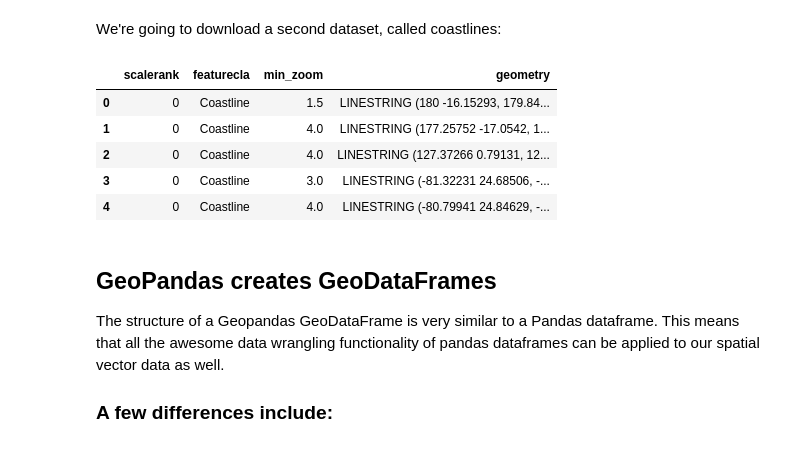
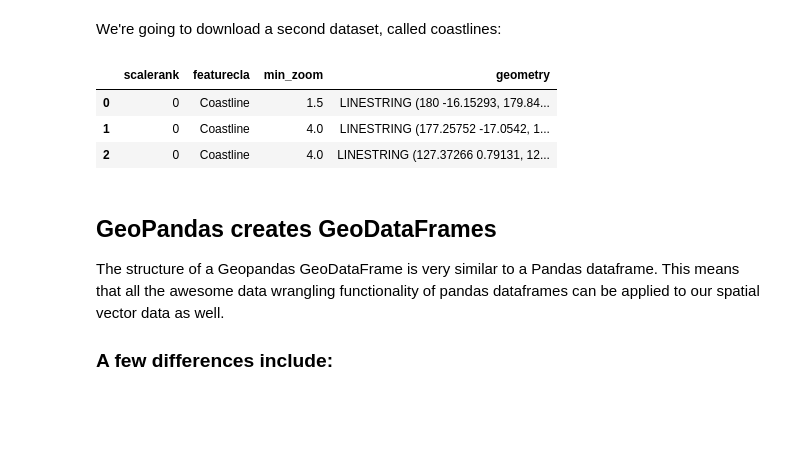
Before and after one commit to samposoini/WaterDig, a Jupyter notebook: CodeSprints/VectorData101.ipynb, the cells around one changed output. Saved outputs shown, nothing was run; the diff lists cells and outputs as text; code cells hidden in the pictures; blank space fills up the shorter version.

```diff
--- a/CodeSprints/VectorData101.ipynb
+++ b/CodeSprints/VectorData101.ipynb
@@ -93,27 +93,25 @@ We're going to download a second dataset, called coastlines:
 # %%
 #set URL for the dataset
 coastlines_url = "https://naturalearth.s3.amazonaws.com/50m_physical/ne_50m_coastline.zip"
 
 #download the URL into your earth-analytics folder
 et.data.get_data(url=coastlines_url)
 
 #name the filepath relative to your working directory: note this is operating system agnostic
 coastlines_path = os.path.join("data", "earthpy-downloads",
                                "ne_50m_coastline",
                                "ne_50m_coastline.shp")
 
 #use geopandas as gpd to "read_file"
 coastlines = gpd.read_file(coastlines_path)
 
 #prints "head" just like pandas!
-coastlines.head()
+coastlines.head(3)
 # %% [output]
 |  | scalerank | featurecla | min_zoom | geometry |
 | 0 | 0 | Coastline | 1.5 | LINESTRING (180 -16.15293, 179.84... |
 | 1 | 0 | Coastline | 4.0 | LINESTRING (177.25752 -17.0542, 1... |
 | 2 | 0 | Coastline | 4.0 | LINESTRING (127.37266 0.79131, 12... |
-| 3 | 0 | Coastline | 3.0 | LINESTRING (-81.32231 24.68506, -... |
-| 4 | 0 | Coastline | 4.0 | LINESTRING (-80.79941 24.84629, -... |
 # %% [markdown]
 ## GeoPandas creates GeoDataFrames
 The structure of a Geopandas GeoDataFrame is very similar to a Pandas dataframe. This means that all the awesome data wrangling functionality of pandas dataframes can be applied to our spatial vector data as well.
```
Also changed, not shown: parts of 5 cells of this notebook.
